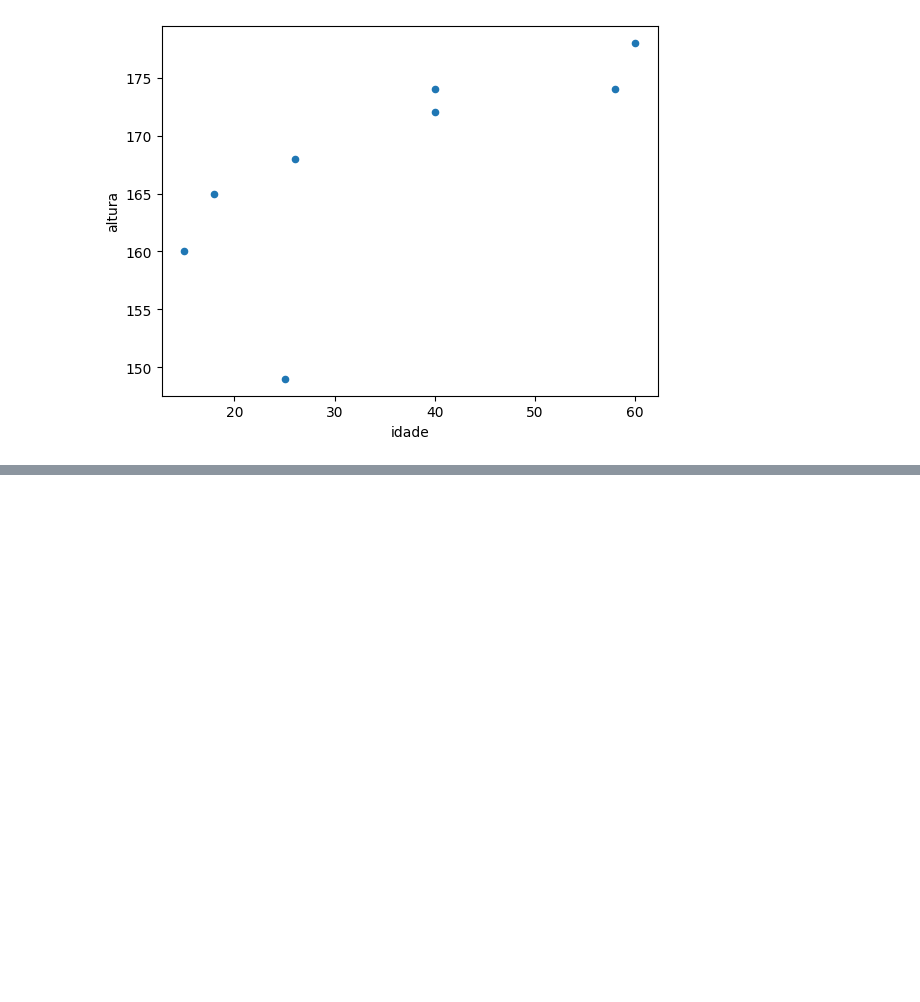
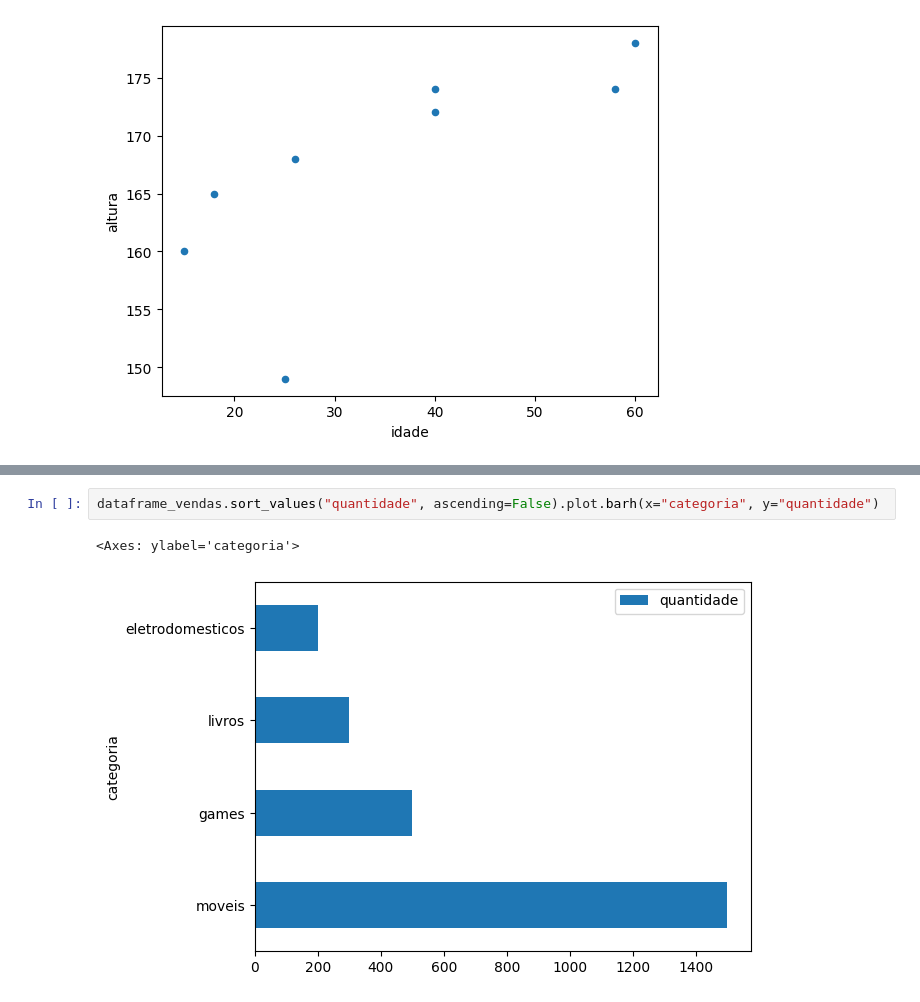
Before and after one commit to Pedro-Antonio-Dev/DataAnalysis, a Jupyter notebook: estatisticaAplicada/estatistica.ipynb, the cells around one changed output, grey strips where cells are left out. Saved outputs shown, nothing was run; the diff lists cells and outputs as text; blank space fills up the shorter version.

```diff
--- a/estatisticaAplicada/estatistica.ipynb
+++ b/estatisticaAplicada/estatistica.ipynb
@@ -205,0 +241,5 @@ dataframe.plot.scatter(x="idade", y="altura")
+# %%
+dataframe_vendas.sort_values("quantidade", ascending=False).plot.barh(x="categoria", y="quantidade")
+# %% [output]
+<Axes: ylabel='categoria'>
+[figure, added]
```
Also changed, not shown: parts of 6 cells of this notebook.
